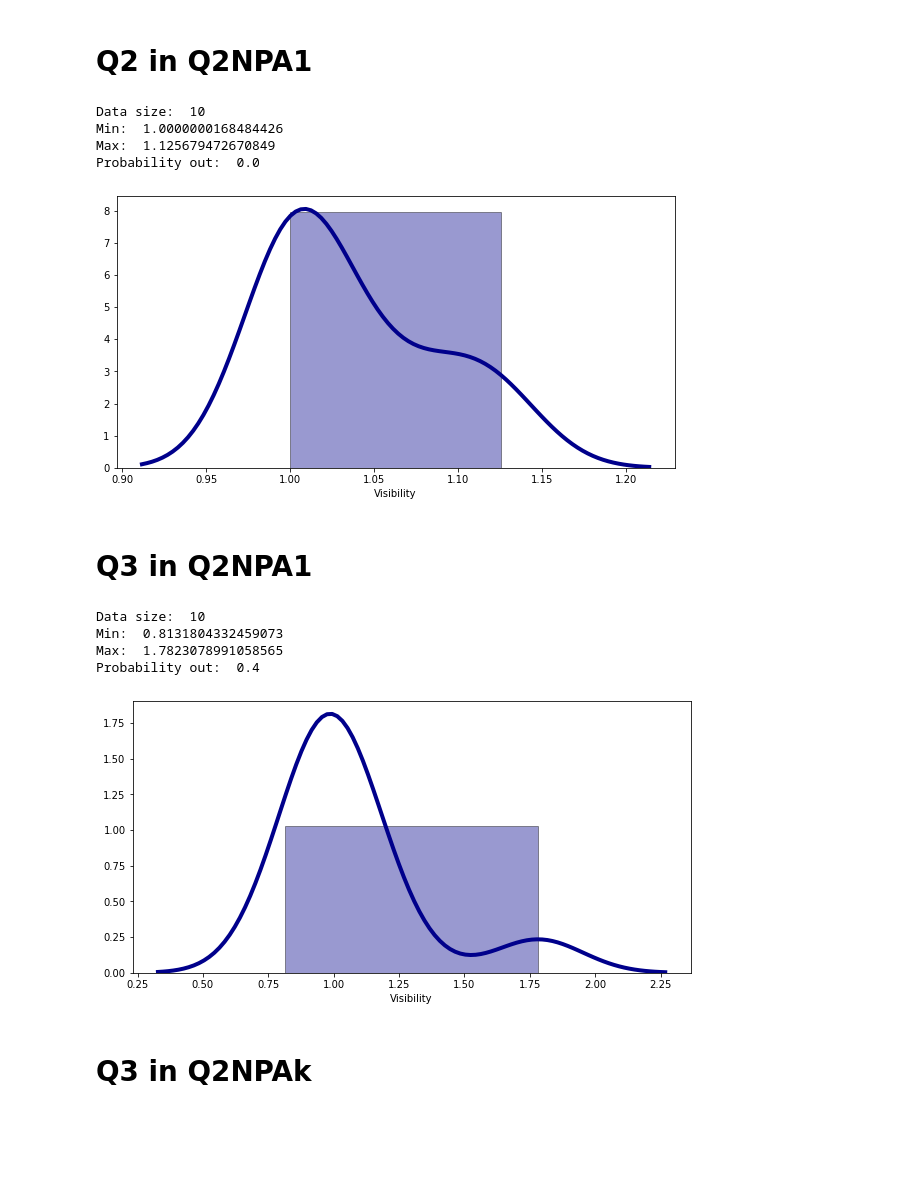
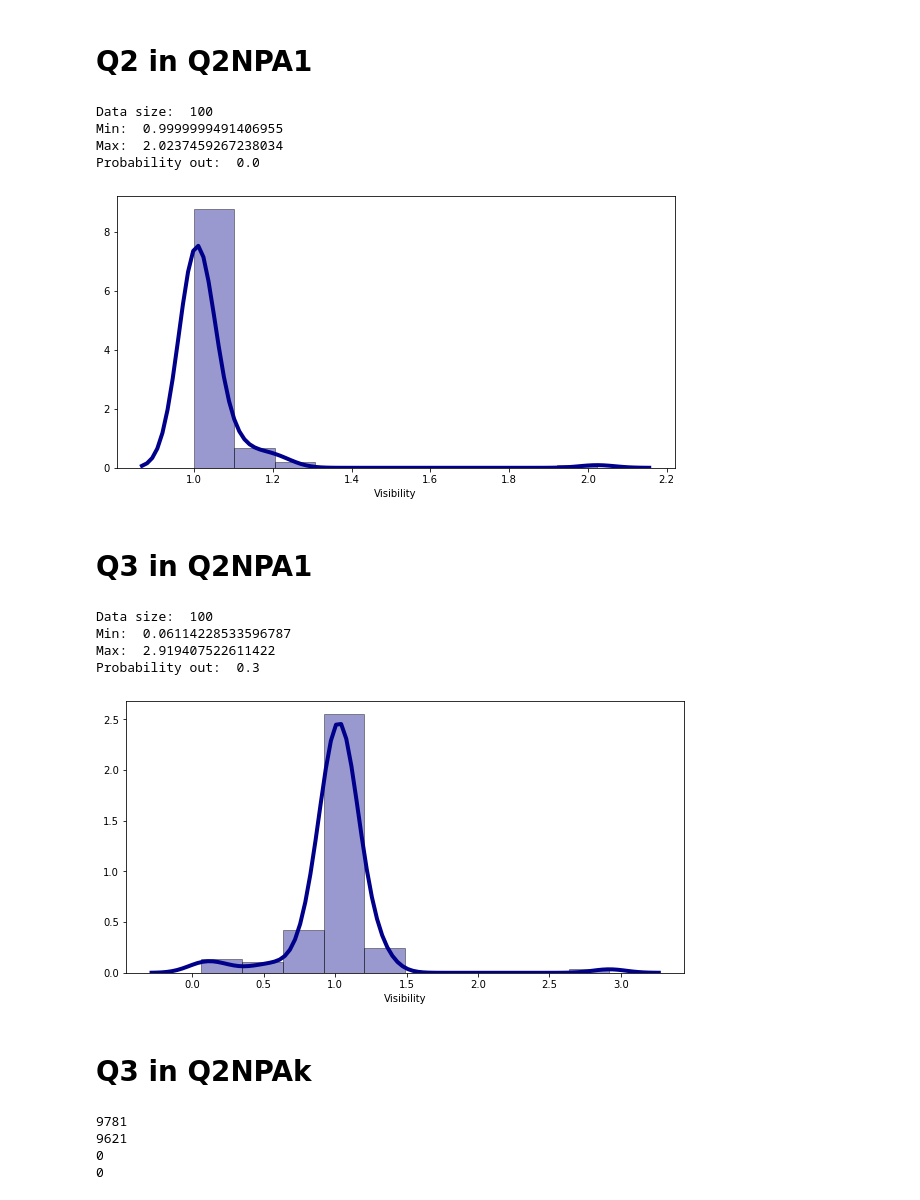
Before and after one commit to adelshb/Bounding-the-dimension-of-quantum-systems-with-sequential-measurements, a Jupyter notebook: Probability_Set_Geometry.ipynb, the cells around one changed output. Cells and saved outputs as stored; diff of their text form; code cells hidden in the pictures; blank space fills up the shorter version.

Commit message:
update data analysis for visibility

```diff
--- a/Probability_Set_Geometry.ipynb
+++ b/Probability_Set_Geometry.ipynb
@@ -6,40 +7,40 @@ import numpy as np
 # %% [markdown]
 # Q2 in Q2NPA1
 # %%
-data_samp = 10
+data_samp = 100
 dimX = 2
 
-X2, eta2 = visibility(dimX = dimX, data_samp = data_samp)
+X2, eta2, rank2  = visibility(dimX = dimX, data_samp = data_samp)
 
 
 plt.figure(figsize=(10,5))
 ax = sns.distplot(eta2, hist=True, kde=True,
              bins=int(len(eta2)/10), color = 'darkblue',
              hist_kws={'edgecolor':'black'},
              kde_kws={'linewidth': 4})
 ax.set(xlabel='Visibility')
 
 eta2_in = [i for i in eta2 if i>=0.9999]
 eta2_out = [i for i in eta2 if i<0.9999]
 
 
 print("Data size: ", len(eta2))
 print("Min: ", min(eta2))
 print("Max: ", max(eta2))
 print("Probability out: ", len(eta2_out)/len(eta2))
 # %% [output]
-Data size:  10
-Min:  1.0000000168484426
-Max:  1.125679472670849
+Data size:  100
+Min:  0.9999999491406955
+Max:  2.0237459267238034
 Probability out:  0.0
-[figure, old version]
+[figure, new version]
 # %% [markdown]
 # Q3 in Q2NPA1
 # %%
-data_samp = 10
+data_samp = 100
 dimX = 3
 
-X3, eta3 = visibility(dimX = dimX, data_samp = data_samp)
+X3, eta3, rank3 = visibility(dimX = dimX, data_samp = data_samp)
 
 plt.figure(figsize=(10,5))
 ax = sns.distplot(eta3, hist=True, kde=True,
@@ -57,10 +58,32 @@ print("Min: ", min(eta3))
 print("Max: ", max(eta3))
 print("Probability out: ", len(eta3_out)/len(eta3))
 # %% [output]
-Data size:  10
-Min:  0.8131804332459073
-Max:  1.7823078991058565
-Probability out:  0.4
+Data size:  100
+Min:  0.06114228533596787
+Max:  2.919407522611422
+Probability out:  0.3
-[figure, old version]
+[figure, new version]
 # %% [markdown]
 # Q3 in Q2NPAk
+# %%
+### Load the data
+data3k = []
+eta3k = []
+
+files = [
+    '3-num_obs-2-len_seq-1-out_max-3-dim_behavior-2-dim_base-1-level.json',
+    '3-num_obs-2-len_seq-1-out_max-3-dim_behavior-2-dim_base-2-level.json',
+    '3-num_obs-2-len_seq-1-out_max-3-dim_behavior-2-dim_base-3-level.json',
+    '3-num_obs-2-len_seq-1-out_max-3-dim_behavior-2-dim_base-4-level.json'
+]
+
+for file in files:
+    with open("general_method/data/" + file, 'r') as f:
+        data3k.append(json.load(f))
+        eta3k.append(data3k[-1]['visibilities'])
+        print(len(data3k[-1]['visibilities']))
+# %% [output]
+9781
+9621
+0
+0
```
Also changed, not shown: parts of 3 cells of this notebook, 1 other file.
